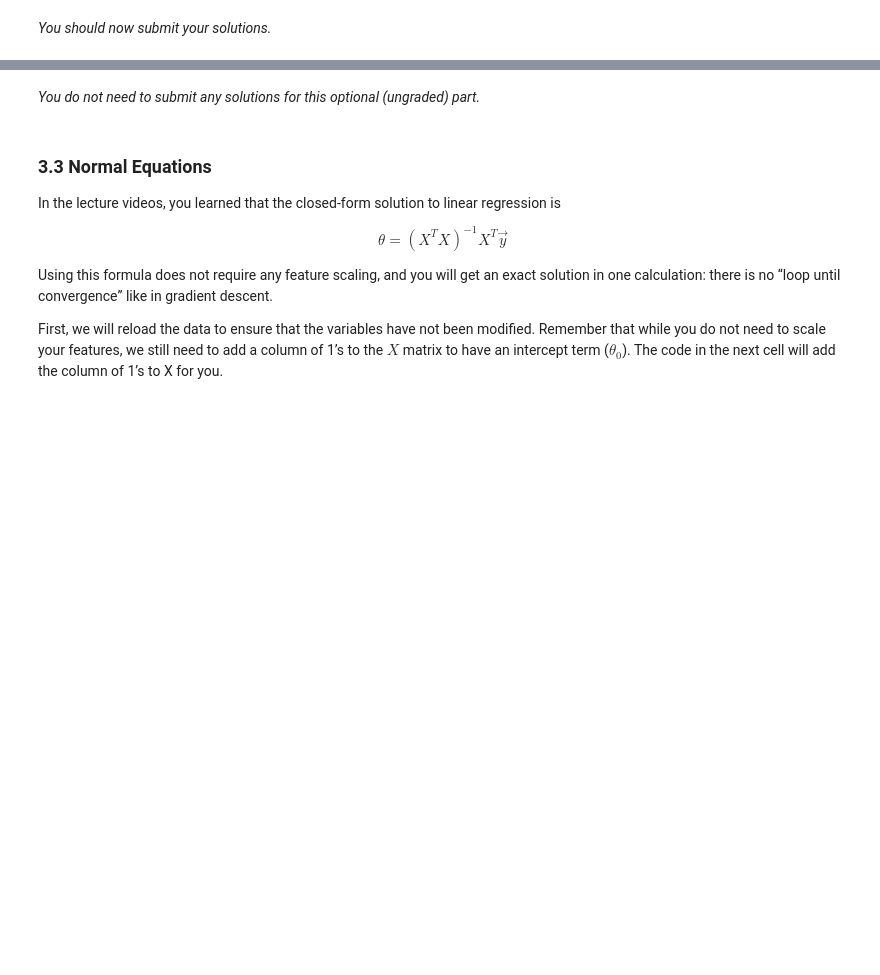
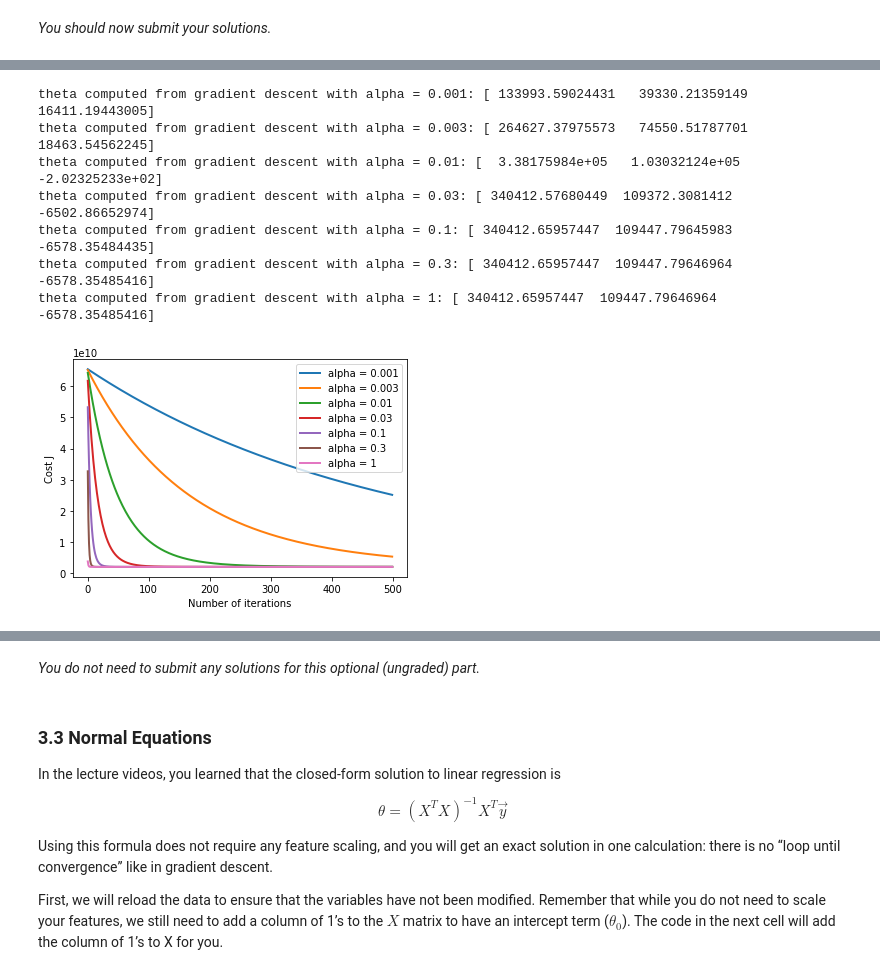
Before and after one commit to gonanc13/ml-coursera-python-assignments, a Jupyter notebook: Exercise1/exercise1.ipynb, the cells around one changed output, grey strips where cells are left out. Cells and saved outputs as stored; diff of their text form; code cells hidden in the pictures; blank space fills up the shorter version.

Commit message:
Finished assignment 1
Cleaned up univeriate linear regression solutions and added non-vectorized alternatives as comments
Added multivariate linear regression solutions
Added normal equation solutions

```diff
--- a/Exercise1/exercise1.ipynb
+++ b/Exercise1/exercise1.ipynb
@@ -771,8 +785,8 @@ def computeCostMulti(X, y, theta):
     J = 0
 
     # ======================= YOUR CODE HERE ===========================
-
-
+    h = np.dot(X, theta)
+    J = (1/(2*m)) * np.sum(np.square(h-y))
     # ==================================================================
     return J
 # %% [markdown]
@@ -830,8 +859,8 @@ def gradientDescentMulti(X, y, theta, alpha, num_iters):
 
     for i in range(num_iters):
         # ======================= YOUR CODE HERE ==========================
-
-
+        h = np.dot(X, theta)
+        theta -= (alpha/m) * np.dot(h-y, X)
         # =================================================================
 
         # save the cost J in every iteration
@@ -875,47 +919,49 @@ use this value of $\theta$ to predict the price of a house with 1650 square feet
 # %%
 """
 Instructions
 ------------
 We have provided you with the following starter code that runs
 gradient descent with a particular learning rate (alpha).
 
 Your task is to first make sure that your functions - `computeCost`
 and `gradientDescent` already work with  this starter code and
 support multiple variables.
 
 After that, try running gradient descent with different values of
 alpha and see which one gives you the best result.
 
 Finally, you should complete the code at the end to predict the price
 of a 1650 sq-ft, 3 br house.
 
 Hint
 ----
 At prediction, make sure you do the same feature normalization.
 """
 # Choose some alpha value - change this
-alpha = 0.1
-num_iters = 400
+alphas = [0.001, 0.003, 0.01, 0.03, 0.1, 0.3, 1]
+for alpha in alphas:
+    num_iters = 500
 
-# init theta and run gradient descent
-theta = np.zeros(3)
-theta, J_history = gradientDescentMulti(X, y, theta, alpha, num_iters)
+    # init theta and run gradient descent
+    theta = np.zeros(3)
+    theta, J_history = gradientDescentMulti(X, y, theta, alpha, num_iters)
 
-# Plot the convergence graph
-pyplot.plot(np.arange(len(J_history)), J_history, lw=2)
-pyplot.xlabel('Number of iterations')
-pyplot.ylabel('Cost J')
+    # Plot the convergence graph
+    pyplot.plot(np.arange(len(J_history)), J_history, lw=2, label=f"alpha = {alpha}")
+    pyplot.xlabel('Number of iterations')
+    pyplot.ylabel('Cost J')
 
-# Display the gradient descent's result
-print('theta computed from gradient descent: {:s}'.format(str(theta)))
+    # Display the gradient descent's result
+    print(f'theta computed from gradient descent with alpha = {alpha}: {str(theta)}')
 
-# Estimate the price of a 1650 sq-ft, 3 br house
-# ======================= YOUR CODE HERE ===========================
-# Recall that the first column of X is all-ones.
-# Thus, it does not need to be normalized.
-
-price = 0   # You should change this
-
-# ===================================================================
-
-print('Predicted price of a 1650 sq-ft, 3 br house (using gradient descent): ${:.0f}'.format(price))
+pyplot.legend()
+pass
+# %% [output]
+theta computed from gradient descent with alpha = 0.001: [ 133993.59024431   39330.21359149   16411.19443005]
+theta computed from gradient descent with alpha = 0.003: [ 264627.37975573   74550.51787701   18463.54562245]
+theta computed from gradient descent with alpha = 0.01: [  3.38175984e+05   1.03032124e+05  -2.02325233e+02]
+theta computed from gradient descent with alpha = 0.03: [ 340412.57680449  109372.3081412    -6502.86652974]
+theta computed from gradient descent with alpha = 0.1: [ 340412.65957447  109447.79645983   -6578.35484435]
+theta computed from gradient descent with alpha = 0.3: [ 340412.65957447  109447.79646964   -6578.35485416]
+theta computed from gradient descent with alpha = 1: [ 340412.65957447  109447.79646964   -6578.35485416]
+[figure, added]
```
Also changed, not shown: parts of 16 cells of this notebook.
